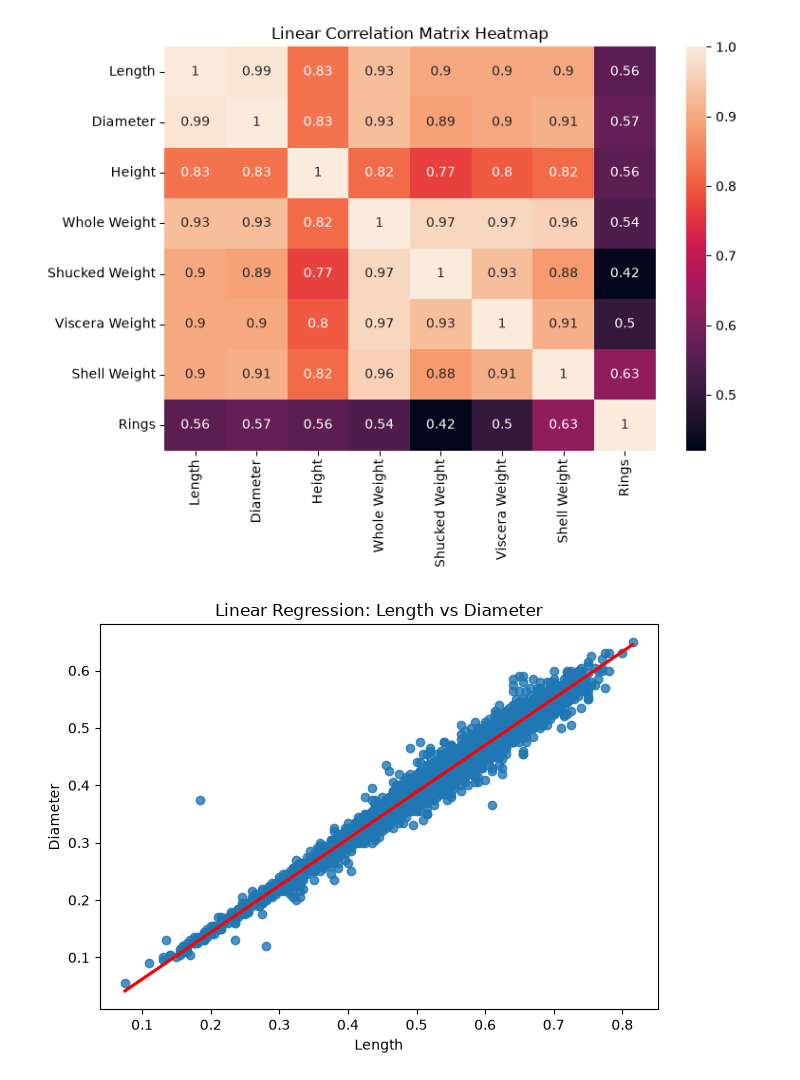
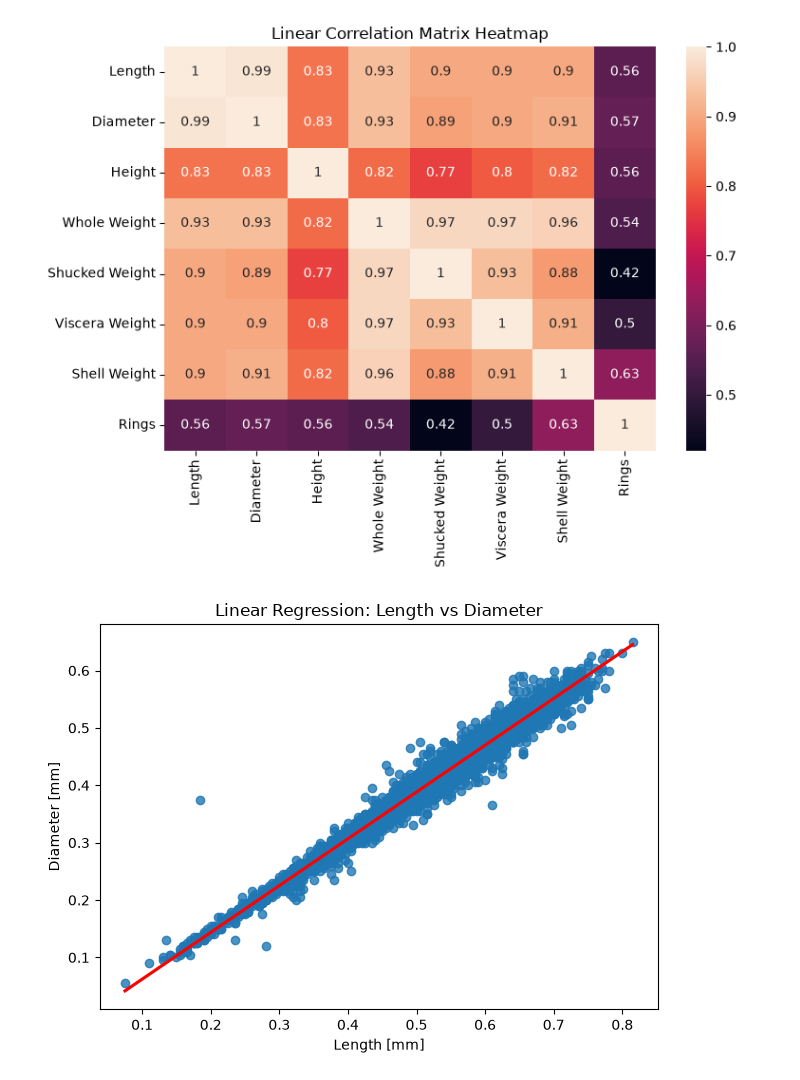
Before and after one commit to Julia257291/programming_in_python, a Jupyter notebook: Task_1.ipynb, the cells around one changed output. Cells and saved outputs as stored; diff of their text form; code cells hidden in the pictures.

```diff
--- a/Task_1.ipynb
+++ b/Task_1.ipynb
@@ -115,9 +135,11 @@ plt.show()
 # %%
 sns.regplot(data=quantitative_var, x='Length', y='Diameter', line_kws=dict(color="r"))
 
+plt.xlabel('Length [mm]')
+plt.ylabel('Diameter [mm]')
 plt.title('Linear Regression: Length vs Diameter')
 
 plt.tight_layout()
 plt.show()
 # %% [output]
-[figure, old version]
+[figure, new version]
```
Also changed, not shown: parts of 5 cells of this notebook.
